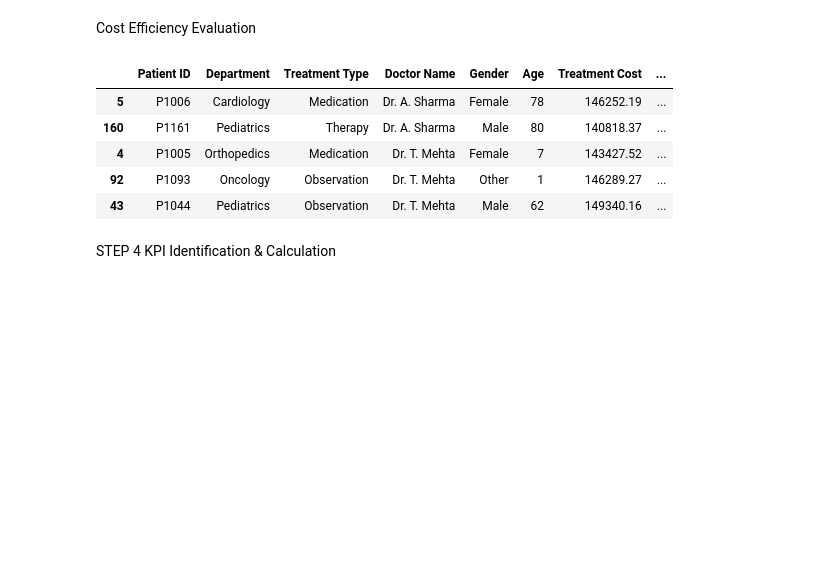
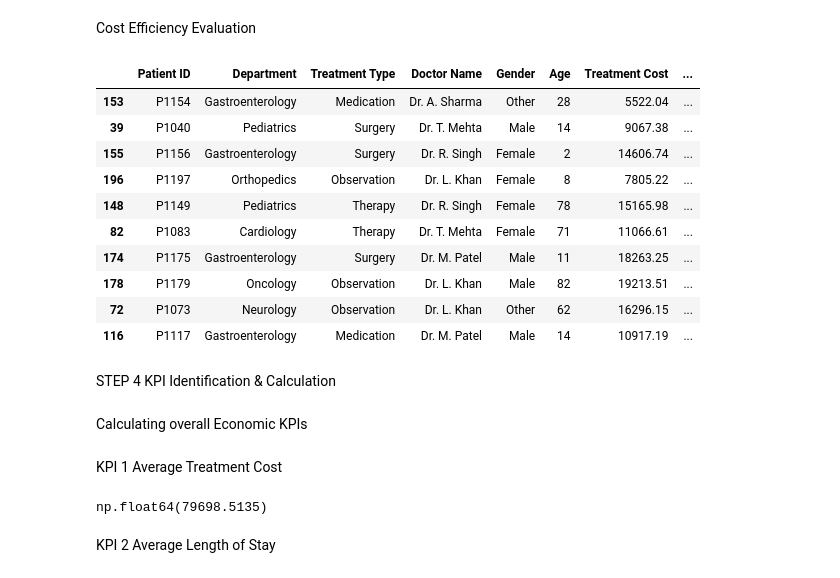
Before and after one commit to Prasannabade13/HEOR-Healthcare-Economics-and-Outcomes-Research-, a Jupyter notebook: HEOR.ipynb, the cells around one changed output. Cells and saved outputs as stored; diff of their text form; code cells hidden in the pictures; blank space fills up the shorter version.

```diff
--- a/HEOR.ipynb
+++ b/HEOR.ipynb
@@ -18,3 +9,5 @@ pd.read_excel("/content/hospital_patient_treatment_dataset.xlsx")
+# %%
+df = pd.read_csv("/content/hospital_patient_treatment_dataset.csv")
 # %%
 df.head()
 # %% [output]
@@ -201,16 +187,33 @@ df[["Hospital Stay (Days)", "Treatment Cost"]].corr()
 # %% [markdown]
 Cost Efficiency Evaluation
 # %%
+df["Cost Efficiency Score"] = df["Recovery Score"] / df["calculated_cost_per_day"]
 df.sort_values(
     by="Cost Efficiency Score",
     ascending=False
-).head(5)
+).head(10)
 # %% [output]
 |  | Patient ID | Department | Treatment Type | Doctor Name | Gender | Age | Treatment Cost | ... |
-| 5 | P1006 | Cardiology | Medication | Dr. A. Sharma | Female | 78 | 146252.19 | ... |
-| 160 | P1161 | Pediatrics | Therapy | Dr. A. Sharma | Male | 80 | 140818.37 | ... |
-| 4 | P1005 | Orthopedics | Medication | Dr. T. Mehta | Female | 7 | 143427.52 | ... |
-| 92 | P1093 | Oncology | Observation | Dr. T. Mehta | Other | 1 | 146289.27 | ... |
-| 43 | P1044 | Pediatrics | Observation | Dr. T. Mehta | Male | 62 | 149340.16 | ... |
+| 153 | P1154 | Gastroenterology | Medication | Dr. A. Sharma | Other | 28 | 5522.04 | ... |
+| 39 | P1040 | Pediatrics | Surgery | Dr. T. Mehta | Male | 14 | 9067.38 | ... |
+| 155 | P1156 | Gastroenterology | Surgery | Dr. R. Singh | Female | 2 | 14606.74 | ... |
+| 196 | P1197 | Orthopedics | Observation | Dr. L. Khan | Female | 8 | 7805.22 | ... |
+| 148 | P1149 | Pediatrics | Therapy | Dr. R. Singh | Female | 78 | 15165.98 | ... |
+| 82 | P1083 | Cardiology | Therapy | Dr. T. Mehta | Female | 71 | 11066.61 | ... |
+| 174 | P1175 | Gastroenterology | Surgery | Dr. M. Patel | Male | 11 | 18263.25 | ... |
+| 178 | P1179 | Oncology | Observation | Dr. L. Khan | Male | 82 | 19213.51 | ... |
+| 72 | P1073 | Neurology | Observation | Dr. L. Khan | Other | 62 | 16296.15 | ... |
+| 116 | P1117 | Gastroenterology | Medication | Dr. M. Patel | Male | 14 | 10917.19 | ... |
 # %% [markdown]
 STEP 4 KPI Identification & Calculation
+# %% [markdown]
+Calculating overall Economic KPIs
+# %% [markdown]
+KPI 1 Average Treatment Cost
+# %%
+avg_treatment_cost = df["Treatment Cost"].mean()
+avg_treatment_cost
+# %% [output]
+np.float64(79698.5135)
+# %% [markdown]
+KPI 2 Average Length of Stay
```
Also changed, not shown: parts of 43 cells of this notebook.
